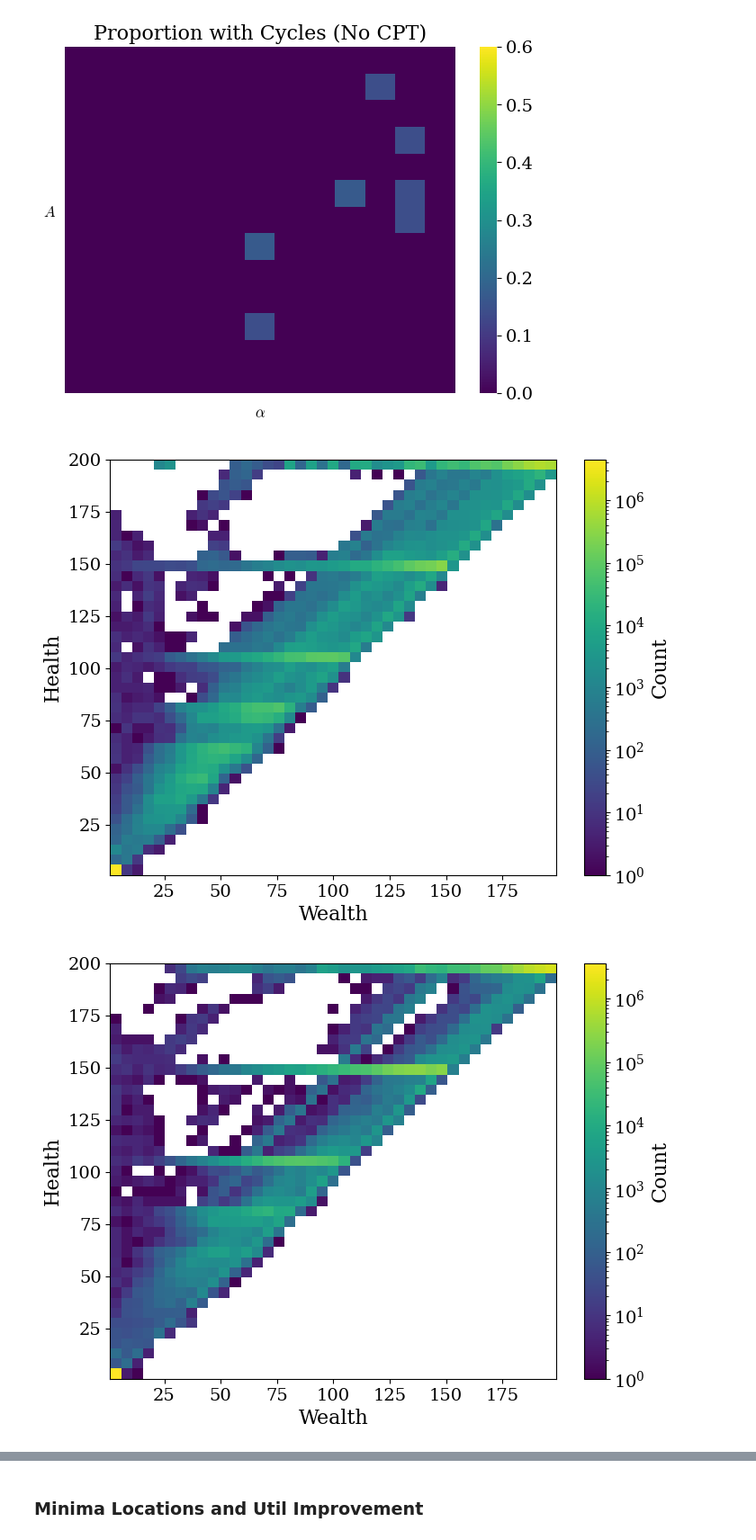
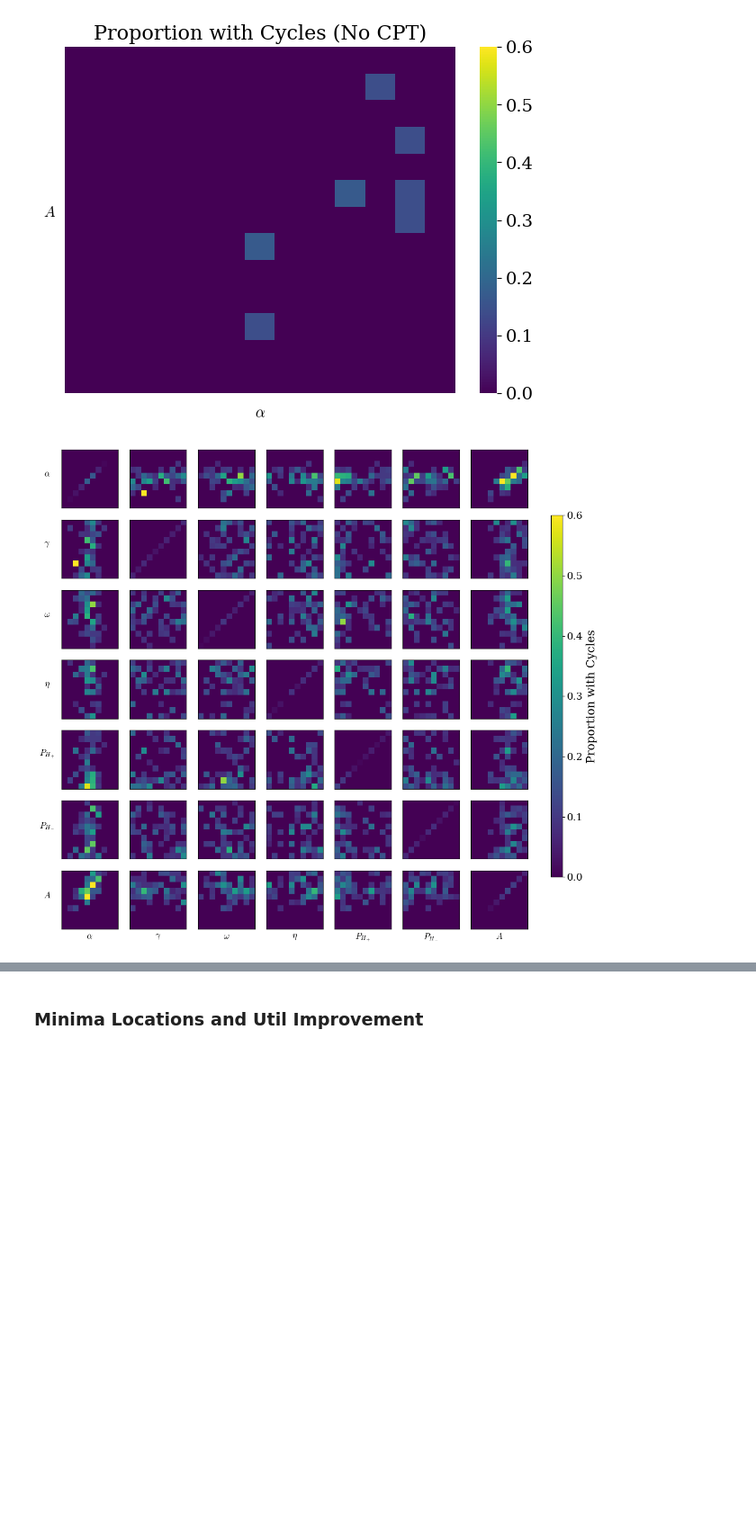
Before and after one commit to charlesaugdupont/cognitive-biases-endogenous-volatility, a Jupyter notebook: LowHealthHighWealthResults.ipynb, the cells around one changed output, grey strips where cells are left out. Shown at 90% size. Drawn from its saved outputs; the diff is of its cells as text; code cells hidden in the pictures; blank space fills up the shorter version.

```diff
--- a/LowHealthHighWealthResults.ipynb
+++ b/LowHealthHighWealthResults.ipynb
@@ -437,22 +437,3 @@ for direc in ["results_5", "cpt_no_effect"]:
 # %% [output]
 [figure]
 [figure]
-# %%
-for direc in ["results_5", "cpt_no_effect"]:
-
-    W = np.zeros((1024,10000))
-    H = np.zeros((1024,10000))
-    for idx,f in tqdm(enumerate(os.listdir(direc))):
-        with open(os.path.join(direc, f), "rb") as f:
-            res = pickle.load(f)
-        W[idx] = res["wealth"][:,-1]
-        H[idx] = res["health"][:,-1]
-
-    plt.hist2d(W.flatten(), H.flatten(), bins=41, norm="log")
-    plt.colorbar(label="Count")
-    plt.xlabel("Wealth")
-    plt.ylabel("Health")
-    plt.show()
-# %% [output]
-[figure, removed]
-[figure, removed]
@@ -458,0 +465,35 @@ for direc in ["results_5", "cpt_no_effect"]:
+# %%
+param_names = [r"$\alpha$", r"$\gamma$", r"$\omega$", r"$\eta$", r"$P_{H_+}$", r"$P_{H_-}$", r"$A$"]
+df = pd.DataFrame(loop, columns=param_names + ["cycle"])
+
+fig, axs = plt.subplots(7, 7, figsize=(11, 10))
+num_bins = 10  # You can adjust the number of bins
+
+for i in range(7):  # Row parameter
+    for j in range(7):  # Column parameter
+        ax = axs[i, j]
+        # Bin the data for the two parameters
+        x_bins = pd.cut(df[param_names[j]], bins=num_bins, labels=False, include_lowest=True)
+        y_bins = pd.cut(df[param_names[i]], bins=num_bins, labels=False, include_lowest=True)
+
+        # Group by the bins and calculate the mean of the 'cycle' metric
+        heatmap_data = df.groupby([y_bins, x_bins])['cycle'].mean().unstack(fill_value=0)
+
+        # Plot the heatmap
+        im = ax.imshow(heatmap_data, origin="lower", aspect="auto", cmap="viridis", vmin=0, vmax=0.6)
+
+        # Formatting the plot
+        ax.set_xticks([])
+        ax.set_yticks([])
+        if j == 0:
+            ax.set_ylabel(param_names[i], rotation=0, labelpad=20, fontsize=12)
+        if i == 6:
+            ax.set_xlabel(param_names[j], fontsize=12)
+
+# Adjust layout and add a colorbar
+fig.tight_layout(rect=[0, 0, 0.9, 1]) # Adjust for colorbar
+cbar_ax = fig.add_axes([0.92, 0.15, 0.02, 0.7])
+fig.colorbar(im, cax=cbar_ax, label='Proportion with Cycles')
+plt.show()
+# %% [output]
+[figure, added]
```
Also changed, not shown: parts of 3 cells of this notebook, 2 other files.
